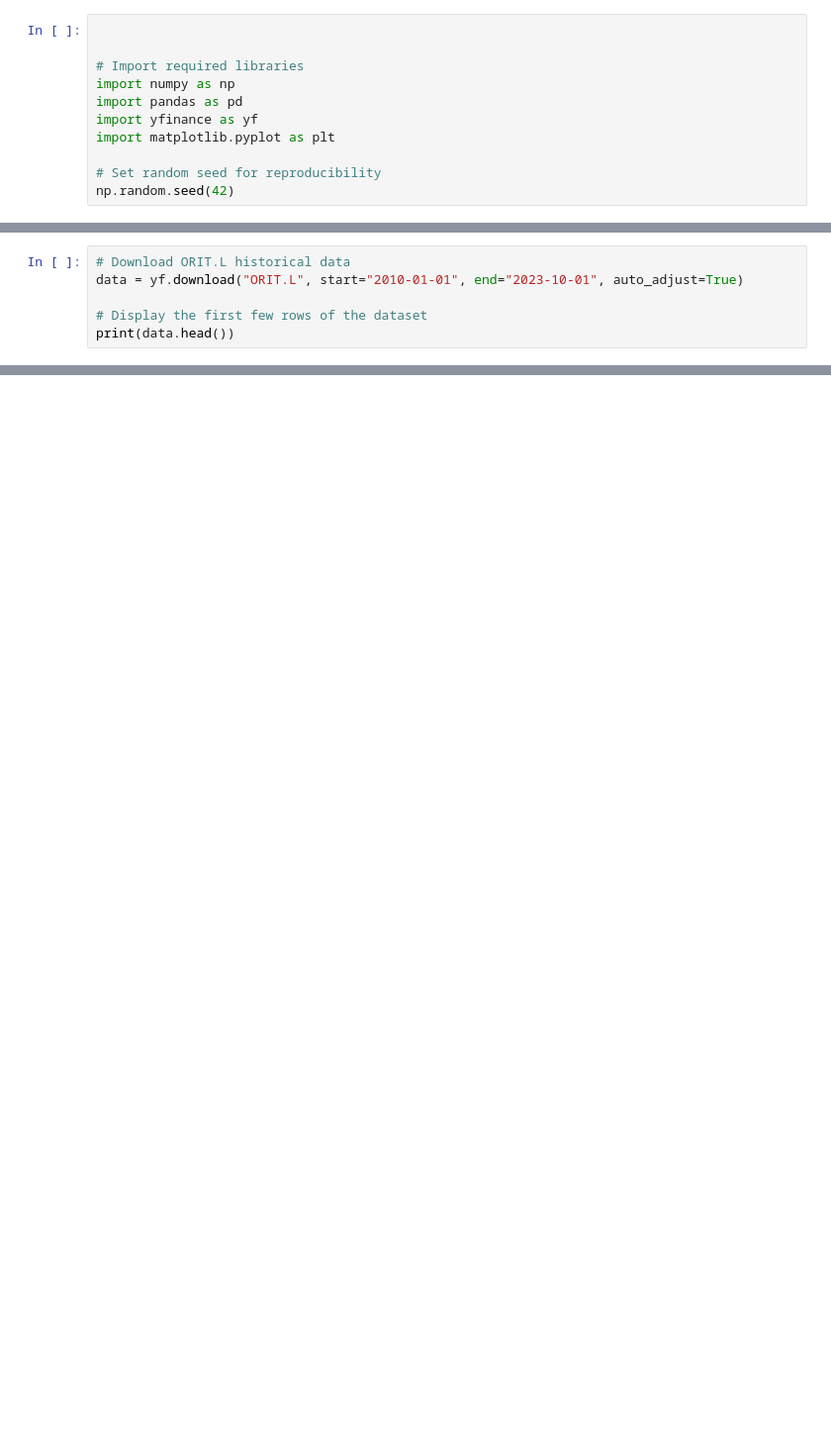
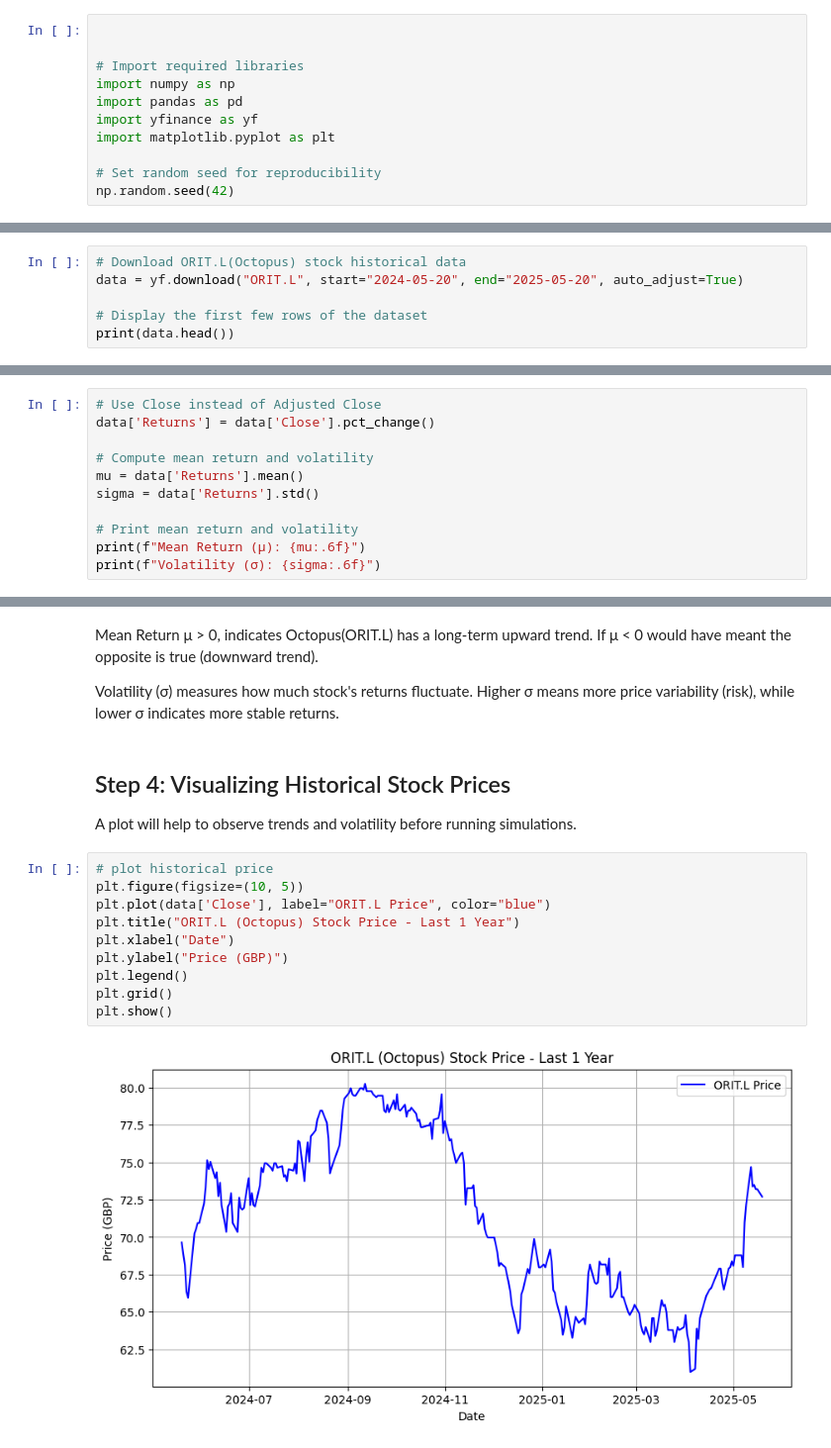
Before and after one commit to Erask/DS-Projects, a Jupyter notebook: Octopus Stock/ORITL.ipynb, the cells around one changed output, grey strips where cells are left out. Shown at 99% size. Saved outputs shown, nothing was run; the diff lists cells and outputs as text; blank space fills up the shorter version.

```diff
--- a/Octopus Stock/ORITL.ipynb
+++ b/Octopus Stock/ORITL.ipynb
@@ -12,6 +38,6 @@ np.random.seed(42)
 # %%
-# Download ORIT.L historical data
-data = yf.download("ORIT.L", start="2010-01-01", end="2023-10-01", auto_adjust=True)
+# Download ORIT.L(Octopus) stock historical data
+data = yf.download("ORIT.L", start="2024-05-20", end="2025-05-20", auto_adjust=True)
 
 # Display the first few rows of the dataset
 print(data.head())
@@ -27,0 +68,11 @@ Date
+# %%
+# Use Close instead of Adjusted Close
+data['Returns'] = data['Close'].pct_change()
+
+# Compute mean return and volatility
+mu = data['Returns'].mean()
+sigma = data['Returns'].std()
+
+# Print mean return and volatility
+print(f"Mean Return (μ): {mu:.6f}")
+print(f"Volatility (σ): {sigma:.6f}")
@@ -27,0 +82,23 @@ Date
+# %% [markdown]
+Mean Return μ > 0, indicates Octopus(ORIT.L) has a long-term upward trend.
+If μ < 0 would have meant the opposite is true (downward trend).
+
+
+Volatility (σ) measures how much stock's returns fluctuate.
+Higher σ means more price variability (risk), while lower σ indicates more stable returns.
+# %% [markdown]
+## Step 4: Visualizing Historical Stock Prices
+
+A plot will help to observe trends and volatility before running simulations.
+# %%
+# plot historical price
+plt.figure(figsize=(10, 5))
+plt.plot(data['Close'], label="ORIT.L Price", color="blue")
+plt.title("ORIT.L (Octopus) Stock Price - Last 1 Year")
+plt.xlabel("Date")
+plt.ylabel("Price (GBP)")
+plt.legend()
+plt.grid()
+plt.show()
+# %% [output]
+[figure, added]
```
Also changed, not shown: parts of 17 cells of this notebook, 1 other file.
